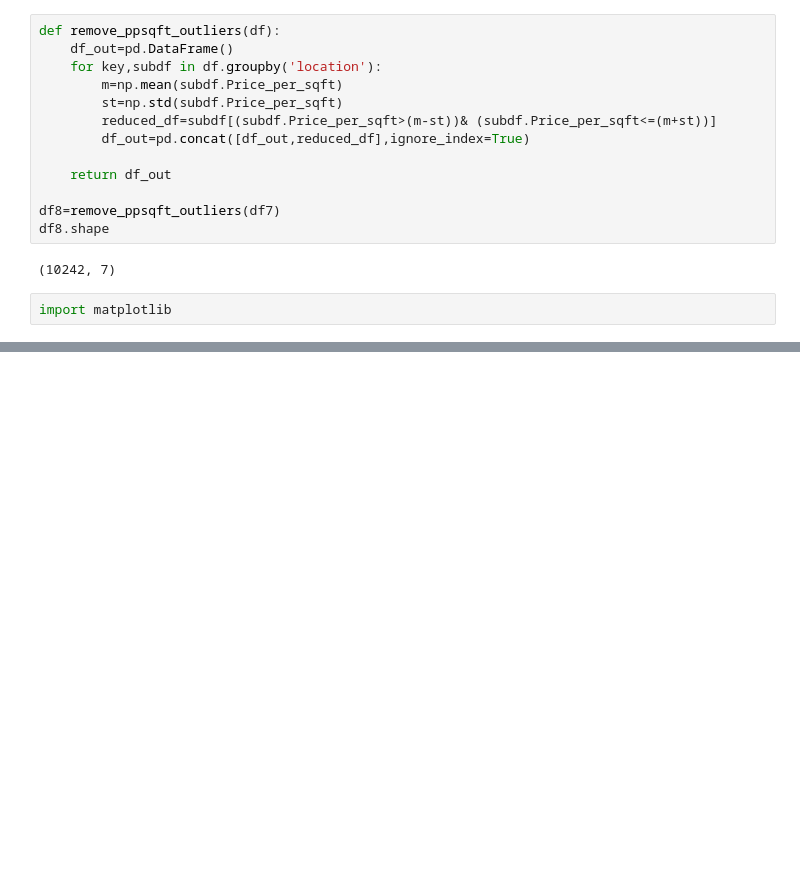
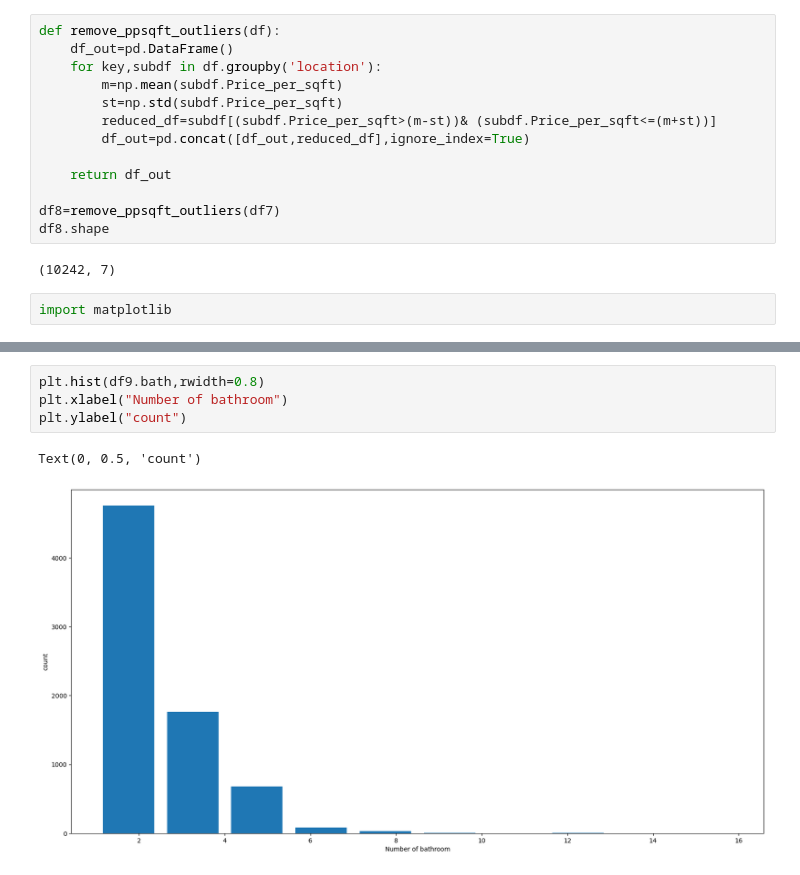
Before and after one commit to MdRimon29/ML-Algorithms, a Jupyter notebook: Project-Real State Price Prediction/Real_state_Price_Prediction.ipynb, the cells around one changed output, grey strips where cells are left out. Cells and saved outputs as stored; diff of their text form; blank space fills up the shorter version.

```diff
--- a/Project-Real State Price Prediction/Real_state_Price_Prediction.ipynb
+++ b/Project-Real State Price Prediction/Real_state_Price_Prediction.ipynb
@@ -342,0 +401,7 @@ plot_scatter_chart(df8,'Rajaji Nagar')
+# %%
+plt.hist(df9.bath,rwidth=0.8)
+plt.xlabel("Number of bathroom")
+plt.ylabel("count")
+# %% [output]
+Text(0, 0.5, 'count')
+[figure, added]
```
Also changed, not shown: parts of 12 cells of this notebook.
